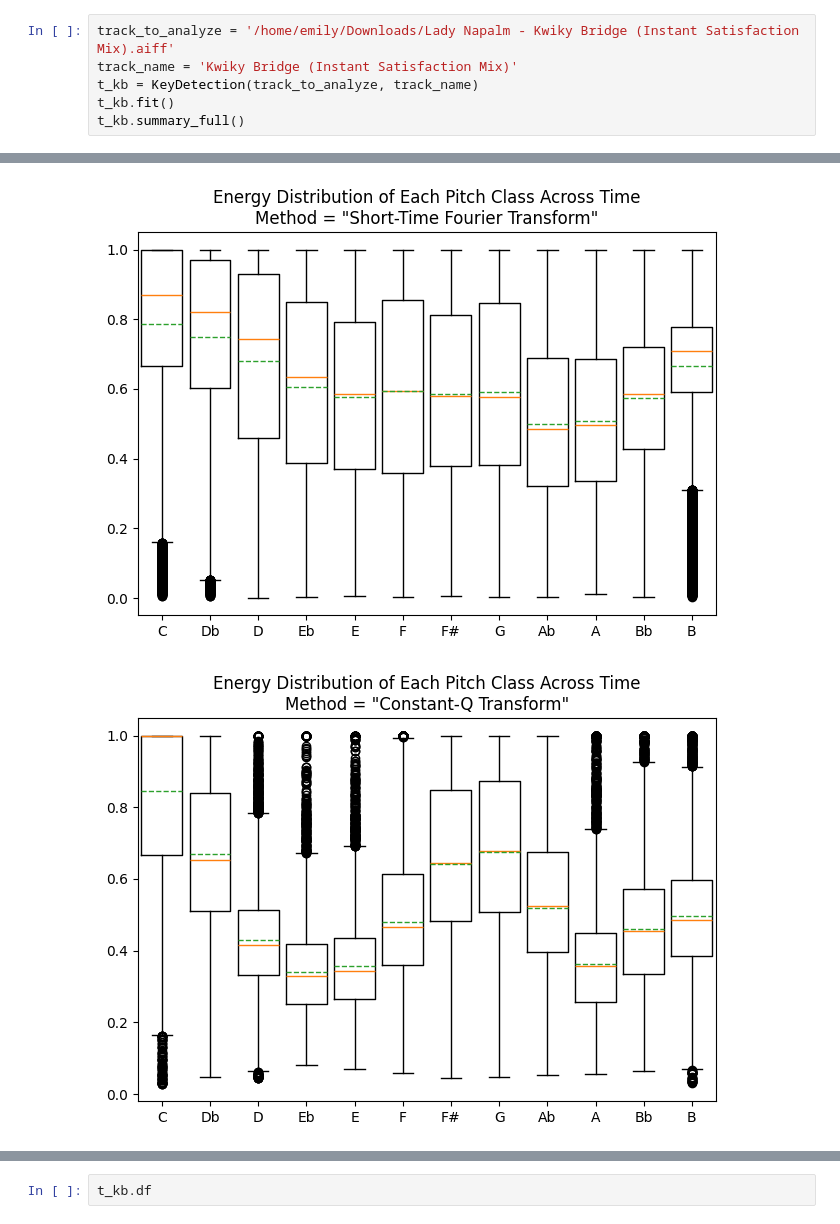
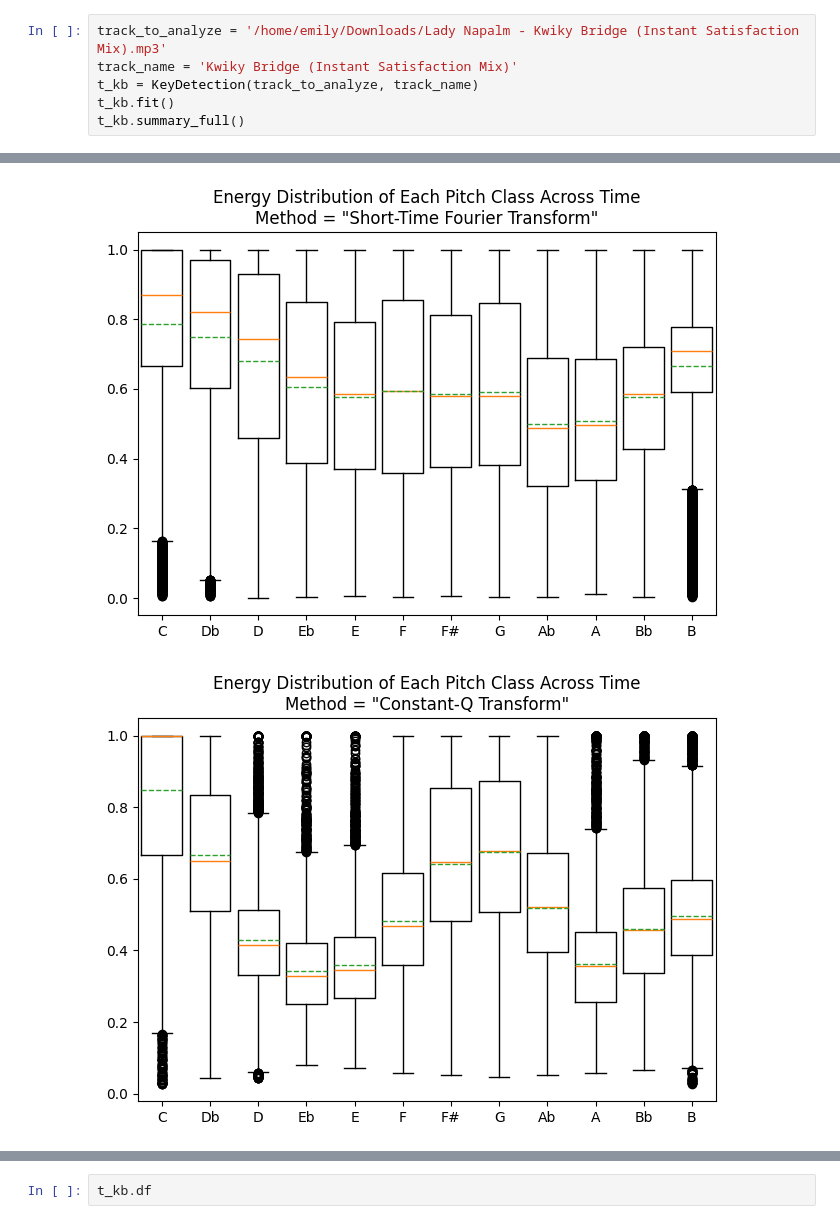
Before and after one commit to badassdatascience/music-production-and-performance, a Jupyter notebook: music_production_and_performance/features/key_detection.ipynb, the cells around one changed output, grey strips where cells are left out. Drawn from its saved outputs; the diff is of its cells as text.

```diff
--- a/music_production_and_performance/features/key_detection.ipynb
+++ b/music_production_and_performance/features/key_detection.ipynb
@@ -206,5 +95,5 @@ class KeyDetection(Track):
 # %%
-track_to_analyze = '/home/emily/Downloads/Lady Napalm - Kwiky Bridge (Instant Satisfaction Mix).aiff'
+track_to_analyze = '/home/emily/Downloads/Lady Napalm - Kwiky Bridge (Instant Satisfaction Mix).mp3'
 track_name = 'Kwiky Bridge (Instant Satisfaction Mix)'
 t_kb = KeyDetection(track_to_analyze, track_name)
 t_kb.fit()
@@ -225,8 +114,8 @@ t_kb.summary_full()
 [figure]
 [figure]
 [figure]
 [figure]
-[figure, old version]
+[figure, new version]
                                track_title  \
 0  Kwiky Bridge (Instant Satisfaction Mix)
 1  Kwiky Bridge (Instant Satisfaction Mix)
```
Also changed, not shown: parts of 11 cells of this notebook, 1 other file.
